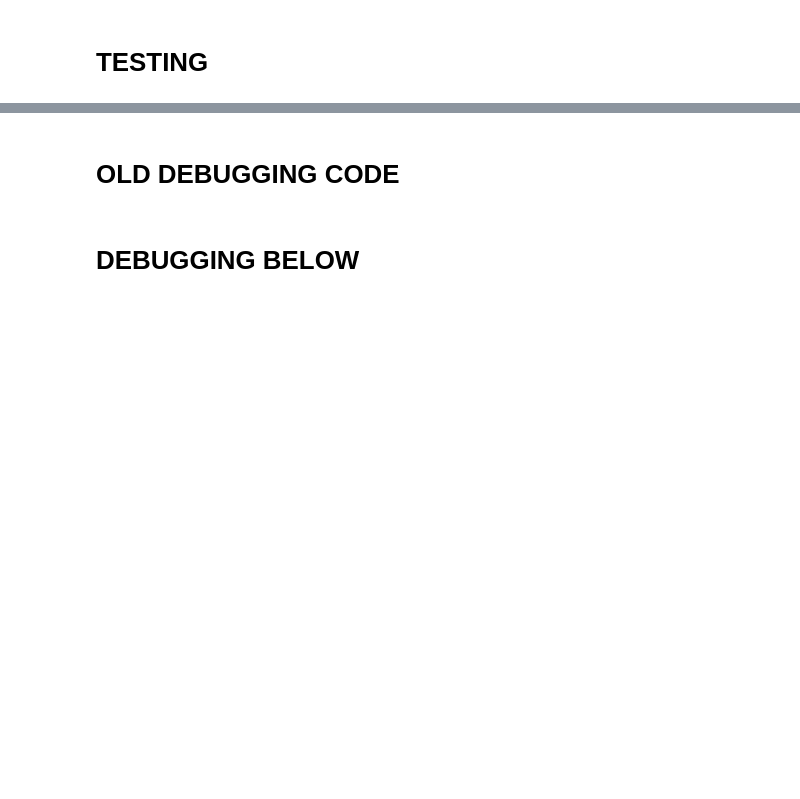
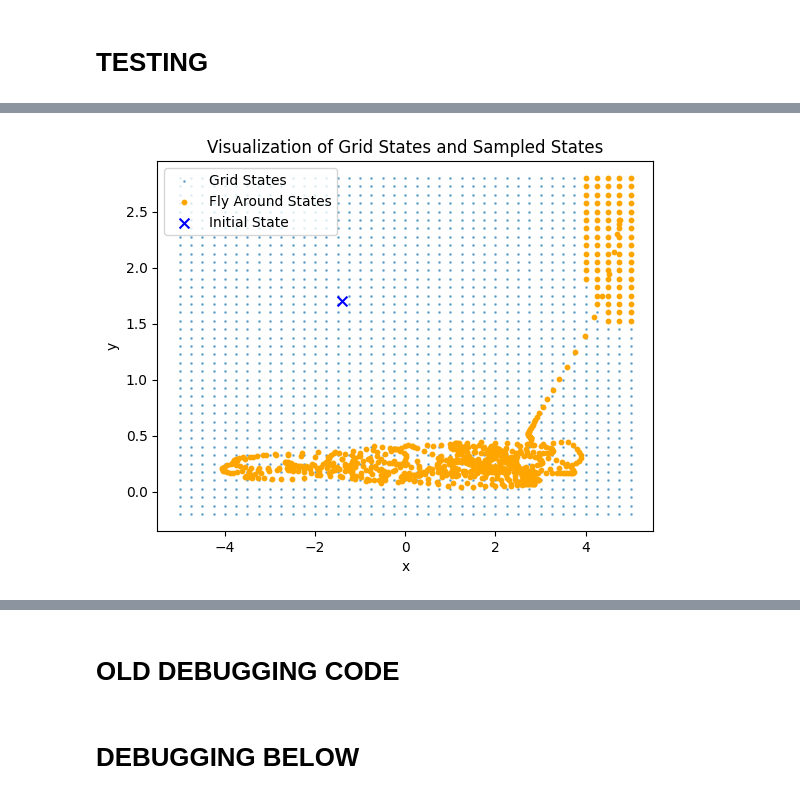
Before and after one commit to nikhilushinde/neuraloperator, a Jupyter notebook: nikhil_test_ipynbs/NIKHIL_TEST_gpyfly.ipynb, the cells around one changed output, grey strips where cells are left out. Saved outputs shown, nothing was run; the diff lists cells and outputs as text; code cells hidden in the pictures; blank space fills up the shorter version.

```diff
--- a/nikhil_test_ipynbs/NIKHIL_TEST_gpyfly.ipynb
+++ b/nikhil_test_ipynbs/NIKHIL_TEST_gpyfly.ipynb
@@ -1245,0 +1379,17 @@ Adding new sample to GP model: (236, 2) (236, 1)
+# %%
+# Visualize the grid of image states and the sampled states within it using the grid states
+flattened_img_grid_states = xy_grid_states.reshape(-1, xy_grid_states.shape[-1])  # Flatten to [N, 4]
+
+fig, ax = plt.subplots()
+ax.scatter(flattened_img_grid_states[:, 0], flattened_img_grid_states[:, 1], s=1, label="Grid States", alpha=0.5)
+ax.scatter(flyaround_gp_model.X[:, 0], flyaround_gp_model.X[:, 1], s=10, color='orange', label="Fly Around States")
+ax.scatter(init_state[0].item(), init_state[1].item(), s=50, color='blue', label="Initial State", marker='x')
+ax.set_title("Visualization of Grid States and Sampled States"
+
+)
+ax.set_xlabel("x")
+ax.set_ylabel("y")
+ax.legend()
+plt.show()
+# %% [output]
+[figure, added]
```
Also changed, not shown: parts of 25 cells of this notebook, 10 other files.
